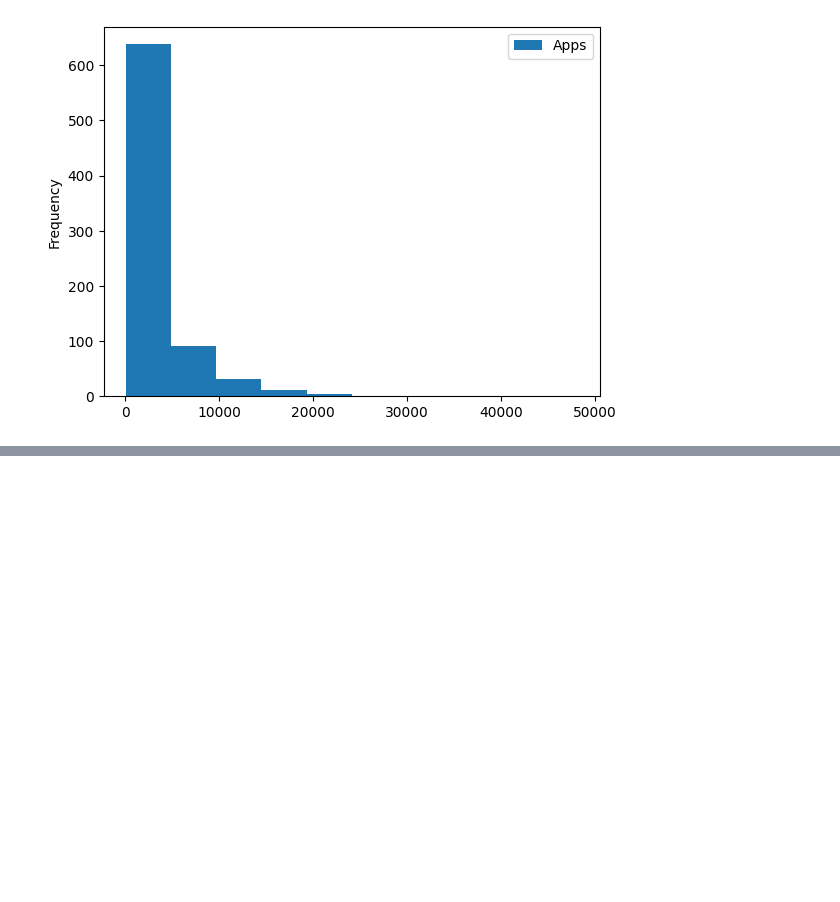
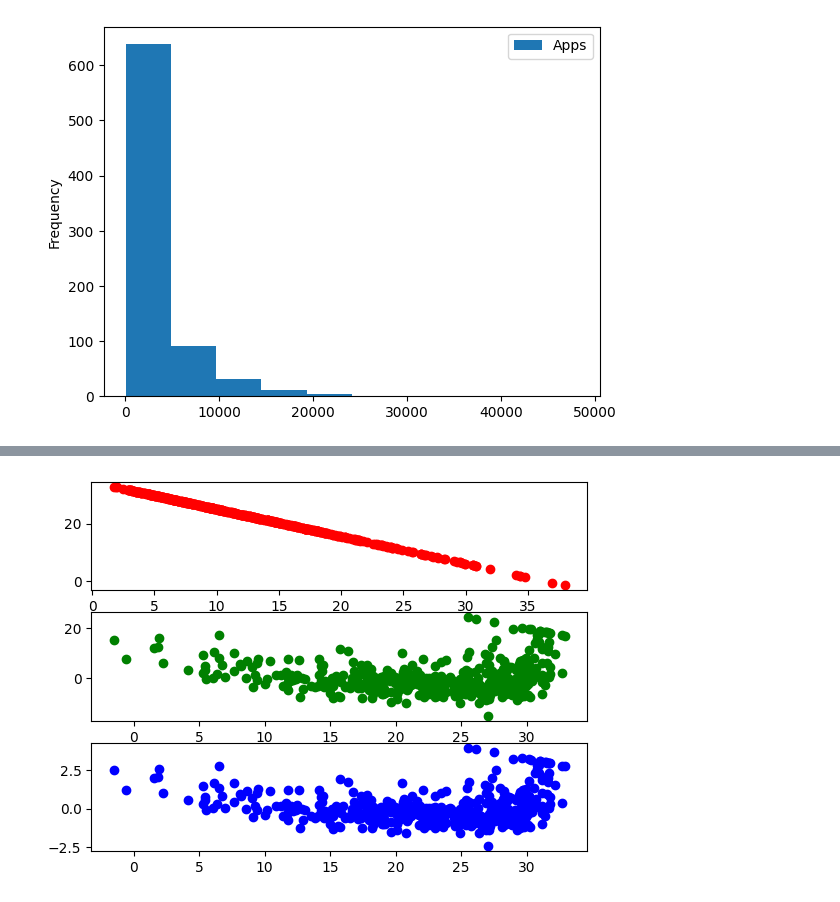
Before and after one commit to gvcf20/MachineLearning2026, a Jupyter notebook: code/lab23.ipynb, the cells around one changed output, grey strips where cells are left out. Drawn from its saved outputs; the diff is of its cells as text; code cells hidden in the pictures; blank space fills up the shorter version.

```diff
--- a/code/lab23.ipynb
+++ b/code/lab23.ipynb
@@ -118,0 +221,8 @@ college.plot.hist(y='Apps')
+# %%
+fig, ((ax1, ax2, ax3))= plt.subplots(3, 1)
+ax1.plot(boston.lstat, lm.predict(),'ro')
+ax2.plot(lm.predict(), lm.resid, 'go')
+ax3.plot(lm.predict(), lm.resid_pearson, 'bo')
+plt.show()
+# %% [output]
+[figure, added]
```
Also changed, not shown: parts of 16 cells of this notebook, 1 other file.
